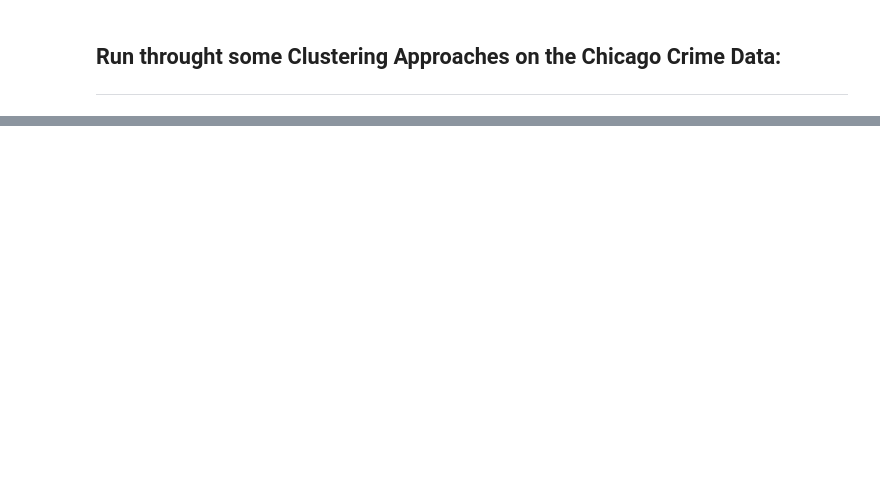
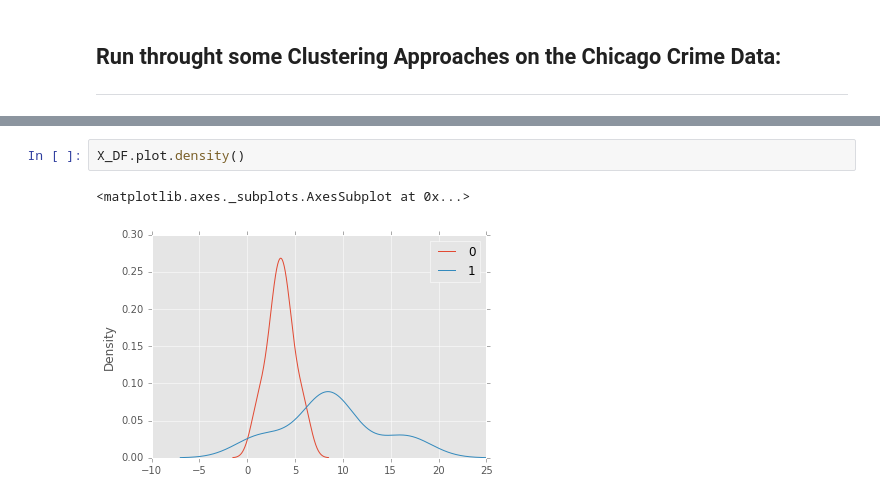
Before and after one commit to Sardhendu/Study, a Jupyter notebook: GeoSpatial-Analysis/Clustering-SpatialData.ipynb, the cells around one changed output, grey strips where cells are left out. Cells and saved outputs as stored; diff of their text form; blank space fills up the shorter version.

```diff
--- a/GeoSpatial-Analysis/Clustering-SpatialData.ipynb
+++ b/GeoSpatial-Analysis/Clustering-SpatialData.ipynb
@@ -176,0 +545,5 @@ array([ 6, 15, 24])
+# %%
+X_DF.plot.density()
+# %% [output]
+<matplotlib.axes._subplots.AxesSubplot at 0x...>
+[figure, added]
```
Also changed, not shown: parts of 23 cells of this notebook, 3 other files.
